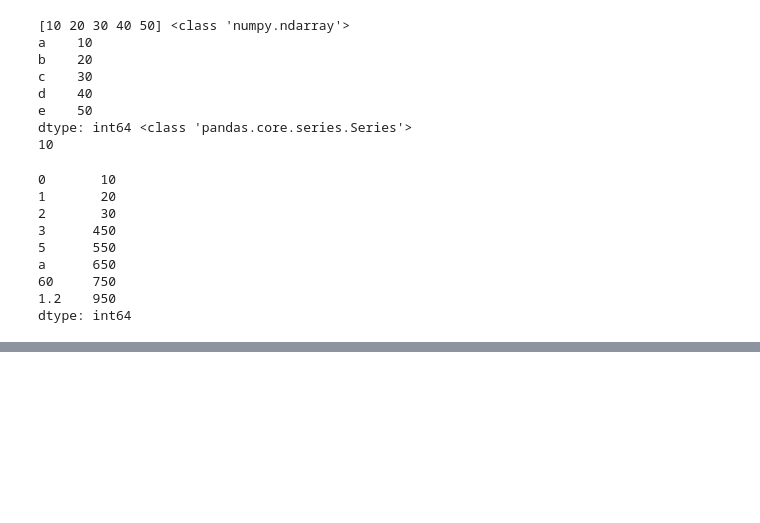
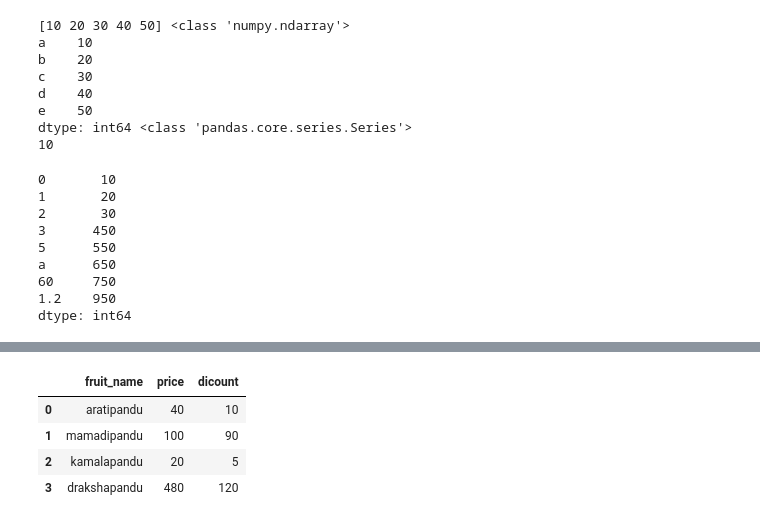
Before and after one commit to Shivacharan16/Data-Analytics-, a Jupyter notebook: pandas.ipynb, the cells around one changed output, grey strips where cells are left out. Saved outputs shown, nothing was run; the diff lists cells and outputs as text; code cells hidden in the pictures; blank space fills up the shorter version.

```diff
--- a/pandas.ipynb
+++ b/pandas.ipynb
@@ -143,0 +193,11 @@ dtype: object
+# %%
+# converting 2D list to DataFrame using 3 columns
+fruits_list = [['aratipandu',40,10],['mamadipandu',100,90],['kamalapandu',20,5],['drakshapandu',480,120]]
+df=pd.DataFrame(fruits_list,columns = ['fruit_name','price','dicount'])
+df
+# %% [output]
+|  | fruit_name | price | dicount |
+| 0 | aratipandu | 40 | 10 |
+| 1 | mamadipandu | 100 | 90 |
+| 2 | kamalapandu | 20 | 5 |
+| 3 | drakshapandu | 480 | 120 |
```
Also changed, not shown: parts of 18 cells of this notebook, 2 other files.
